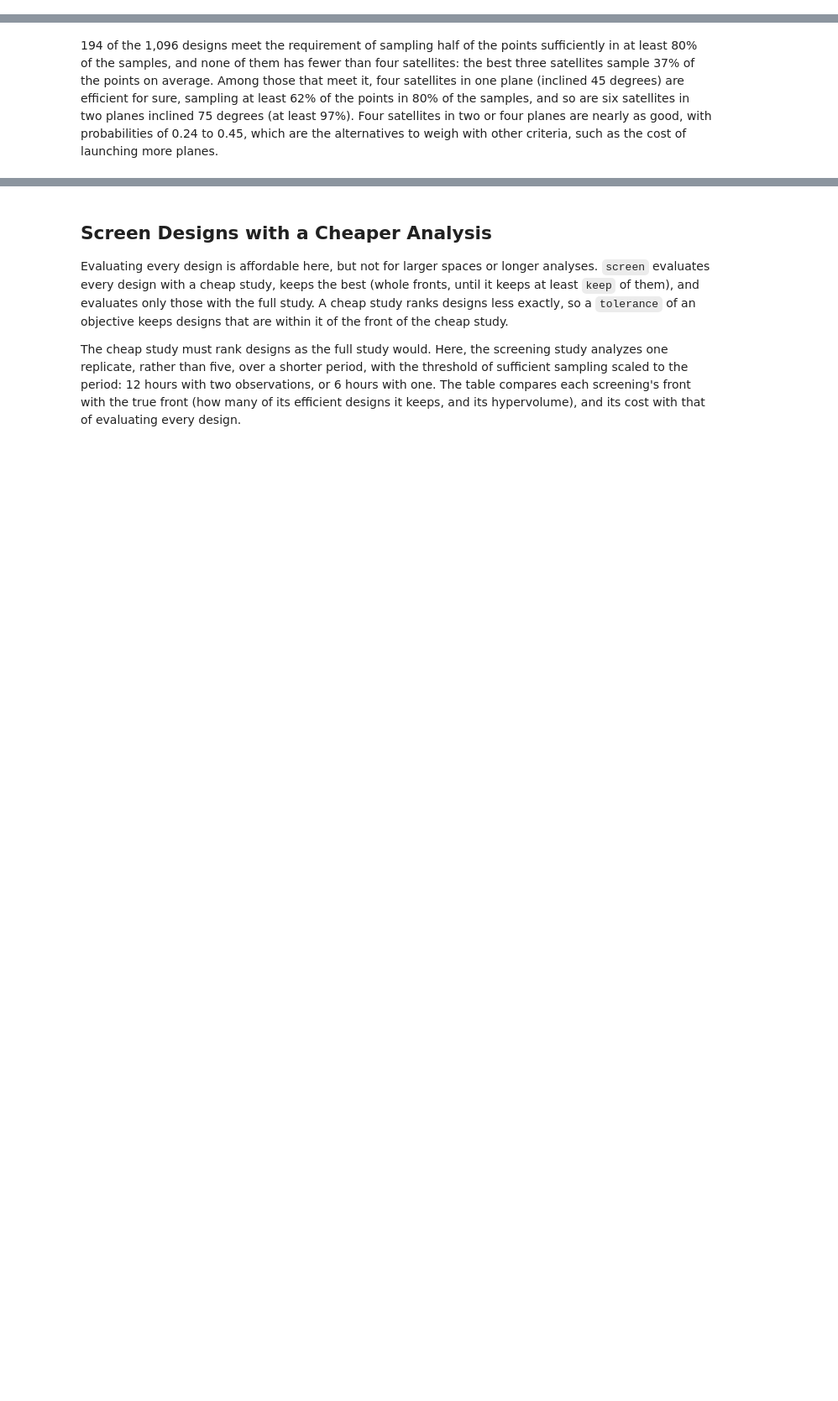
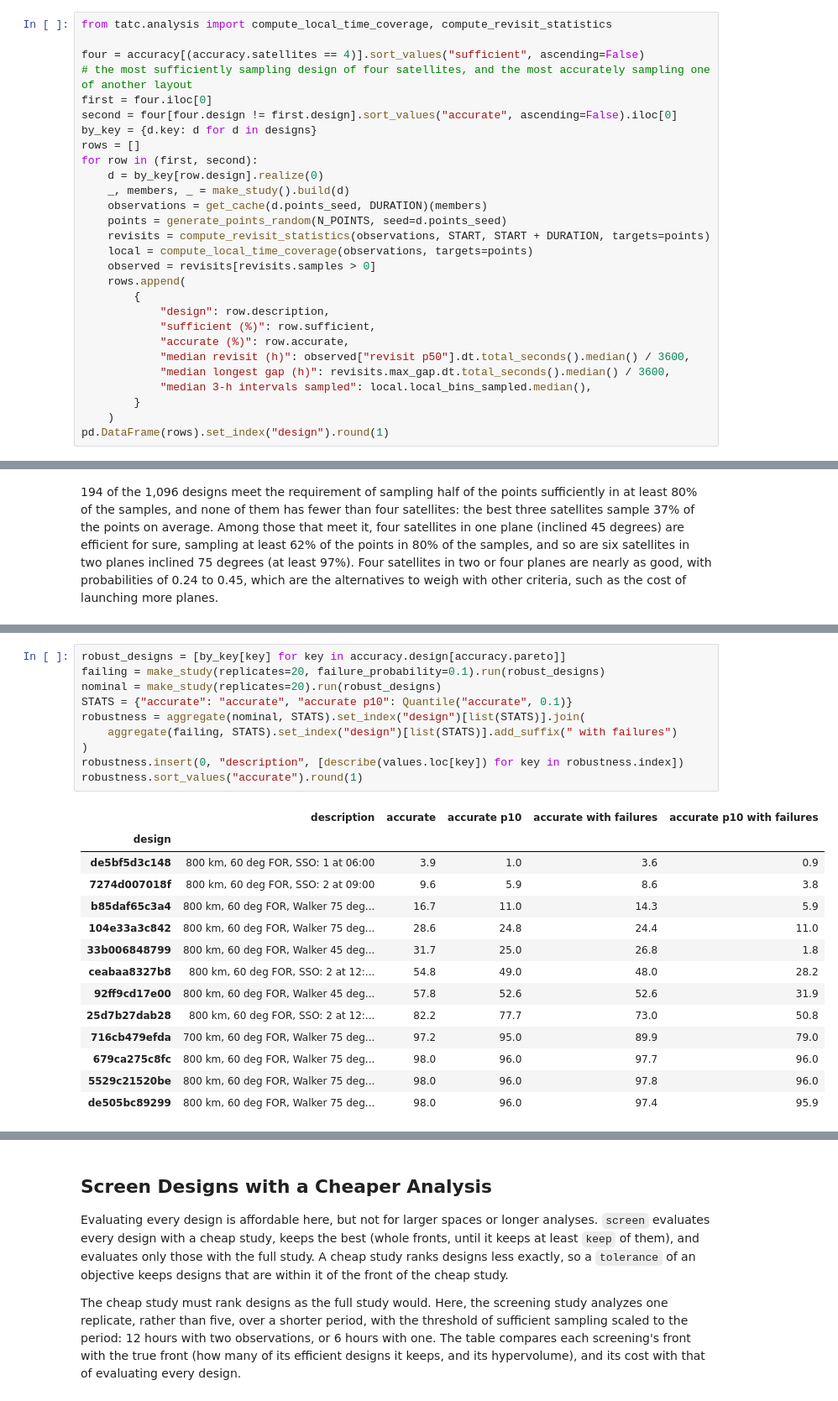
Before and after one commit to code-lab-org/tatc, a Jupyter notebook: docs/examples/SearchTradeSpace.ipynb, the cells around one changed output, grey strips where cells are left out. Shown at 84% size. Saved outputs shown, nothing was run; the diff lists cells and outputs as text; blank space fills up the shorter version.

```diff
--- a/docs/examples/SearchTradeSpace.ipynb
+++ b/docs/examples/SearchTradeSpace.ipynb
@@ -207,0 +274,28 @@ Of the 1,096 feasible designs, six are Pareto-efficient (ringed in the figure).
+# %%
+from tatc.analysis import compute_local_time_coverage, compute_revisit_statistics
+
+four = accuracy[(accuracy.satellites == 4)].sort_values("sufficient", ascending=False)
+# the most sufficiently sampling design of four satellites, and the most accurately sampling one of another layout
+first = four.iloc[0]
+second = four[four.design != first.design].sort_values("accurate", ascending=False).iloc[0]
+by_key = {d.key: d for d in designs}
+rows = []
+for row in (first, second):
+    d = by_key[row.design].realize(0)
+    _, members, _ = make_study().build(d)
+    observations = get_cache(d.points_seed, DURATION)(members)
+    points = generate_points_random(N_POINTS, seed=d.points_seed)
+    revisits = compute_revisit_statistics(observations, START, START + DURATION, targets=points)
+    local = compute_local_time_coverage(observations, targets=points)
+    observed = revisits[revisits.samples > 0]
+    rows.append(
+        {
+            "design": row.description,
+            "sufficient (%)": row.sufficient,
+            "accurate (%)": row.accurate,
+            "median revisit (h)": observed["revisit p50"].dt.total_seconds().median() / 3600,
+            "median longest gap (h)": revisits.max_gap.dt.total_seconds().median() / 3600,
+            "median 3-h intervals sampled": local.local_bins_sampled.median(),
+        }
+    )
+pd.DataFrame(rows).set_index("design").round(1)
@@ -328,0 +466,25 @@ reliable[reliable.pareto_probability >= 0.1].sort_values(["satellites", "planes"
+# %%
+robust_designs = [by_key[key] for key in accuracy.design[accuracy.pareto]]
+failing = make_study(replicates=20, failure_probability=0.1).run(robust_designs)
+nominal = make_study(replicates=20).run(robust_designs)
+STATS = {"accurate": "accurate", "accurate p10": Quantile("accurate", 0.1)}
+robustness = aggregate(nominal, STATS).set_index("design")[list(STATS)].join(
+    aggregate(failing, STATS).set_index("design")[list(STATS)].add_suffix(" with failures")
+)
+robustness.insert(0, "description", [describe(values.loc[key]) for key in robustness.index])
+robustness.sort_values("accurate").round(1)
+# %% [output]
+|  | description | accurate | accurate p10 | accurate with failures | accurate p10 with failures |
+| design |  |  |  |  |  |
+| de5bf5d3c148 | 800 km, 60 deg FOR, SSO: 1 at 06:00 | 3.9 | 1.0 | 3.6 | 0.9 |
+| 7274d007018f | 800 km, 60 deg FOR, SSO: 2 at 09:00 | 9.6 | 5.9 | 8.6 | 3.8 |
+| b85daf65c3a4 | 800 km, 60 deg FOR, Walker 75 deg... | 16.7 | 11.0 | 14.3 | 5.9 |
+| 104e33a3c842 | 800 km, 60 deg FOR, Walker 75 deg... | 28.6 | 24.8 | 24.4 | 11.0 |
+| 33b006848799 | 800 km, 60 deg FOR, Walker 45 deg... | 31.7 | 25.0 | 26.8 | 1.8 |
+| ceabaa8327b8 | 800 km, 60 deg FOR, SSO: 2 at 12:... | 54.8 | 49.0 | 48.0 | 28.2 |
+| 92ff9cd17e00 | 800 km, 60 deg FOR, Walker 45 deg... | 57.8 | 52.6 | 52.6 | 31.9 |
+| 25d7b27dab28 | 800 km, 60 deg FOR, SSO: 2 at 12:... | 82.2 | 77.7 | 73.0 | 50.8 |
+| 716cb479efda | 700 km, 60 deg FOR, Walker 75 deg... | 97.2 | 95.0 | 89.9 | 79.0 |
+| 679ca275c8fc | 800 km, 60 deg FOR, Walker 75 deg... | 98.0 | 96.0 | 97.7 | 96.0 |
+| 5529c21520be | 800 km, 60 deg FOR, Walker 75 deg... | 98.0 | 96.0 | 97.8 | 96.0 |
+| de505bc89299 | 800 km, 60 deg FOR, Walker 75 deg... | 98.0 | 96.0 | 97.4 | 95.9 |
```
Also changed, not shown: parts of 19 cells of this notebook, 21 other files.
